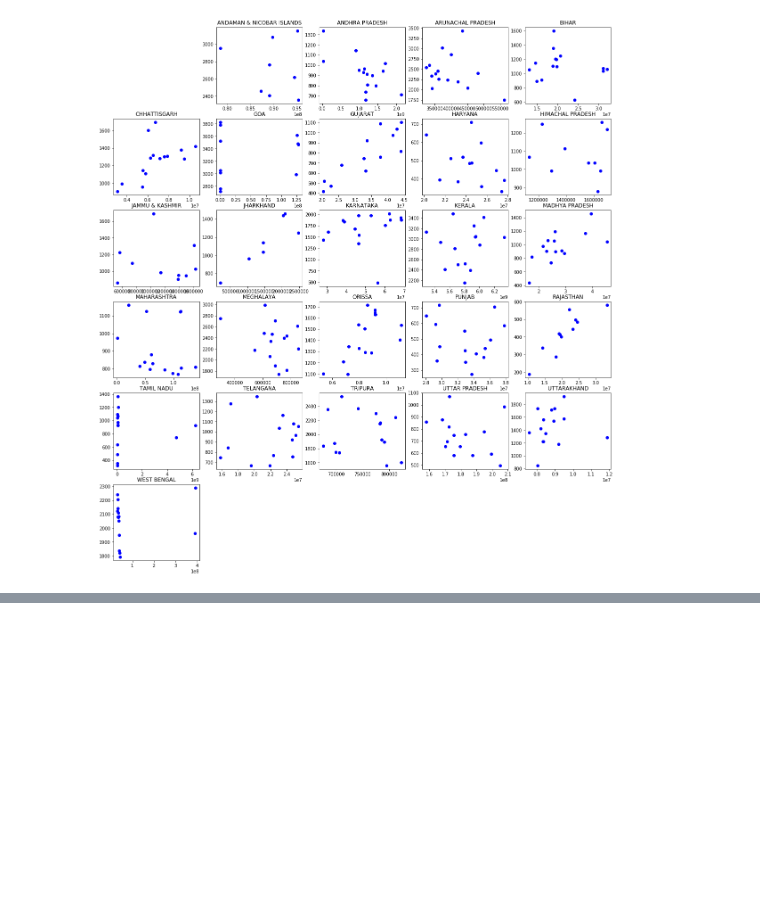
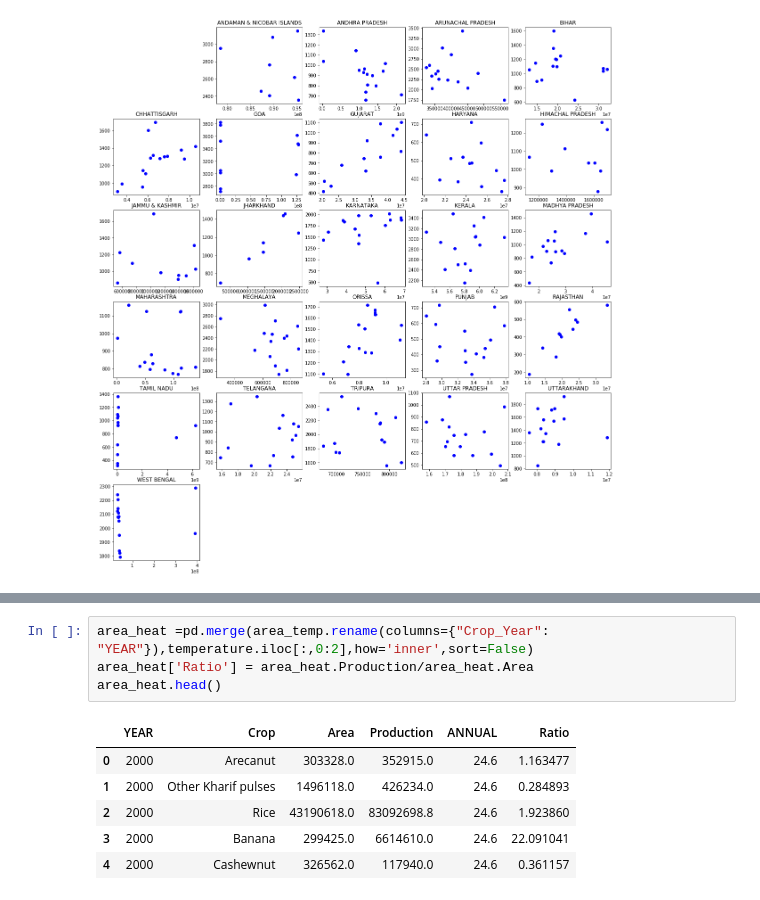
Before and after one commit to nitinvbharti/Agriculture_Analysis, a Jupyter notebook: Agro_analysis.ipynb, the cells around one changed output, grey strips where cells are left out. Cells and saved outputs as stored; diff of their text form; blank space fills up the shorter version.

```diff
--- a/Agro_analysis.ipynb
+++ b/Agro_analysis.ipynb
@@ -589,0 +609,11 @@ mplot.show()
+# %%
+area_heat =pd.merge(area_temp.rename(columns={"Crop_Year": "YEAR"}),temperature.iloc[:,0:2],how='inner',sort=False)
+area_heat['Ratio'] = area_heat.Production/area_heat.Area
+area_heat.head()
+# %% [output]
+|  | YEAR | Crop | Area | Production | ANNUAL | Ratio |
+| 0 | 2000 | Arecanut | 303328.0 | 352915.0 | 24.6 | 1.163477 |
+| 1 | 2000 | Other Kharif pulses | 1496118.0 | 426234.0 | 24.6 | 0.284893 |
+| 2 | 2000 | Rice | 43190618.0 | 83092698.8 | 24.6 | 1.923860 |
+| 3 | 2000 | Banana | 299425.0 | 6614610.0 | 24.6 | 22.091041 |
+| 4 | 2000 | Cashewnut | 326562.0 | 117940.0 | 24.6 | 0.361157 |
```
Also changed, not shown: parts of 4 cells of this notebook.
